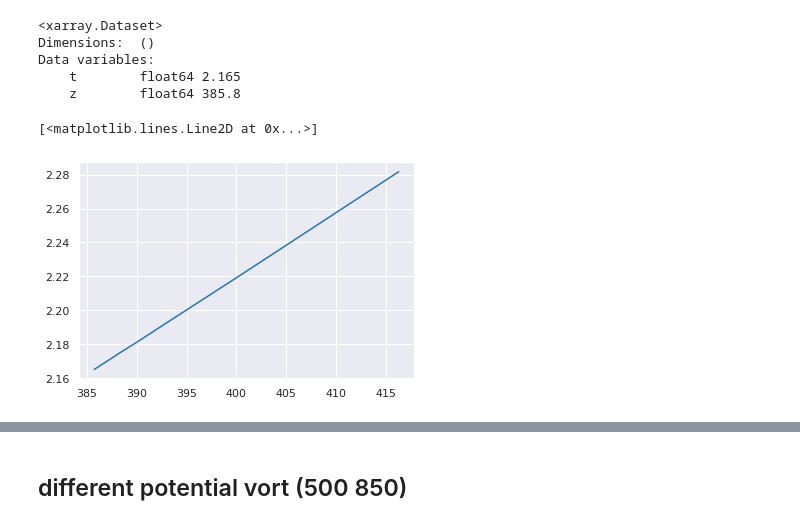
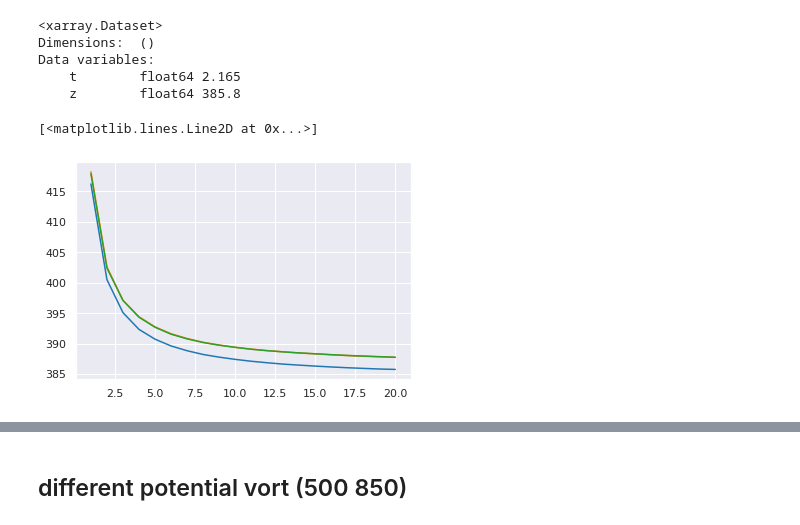
Before and after one commit to mc4117/ResNet_Weather, a Jupyter notebook: neural_notebooks/resnet/full_dataset_dr_72_more_data_9blocks.ipynb, the cells around one changed output, grey strips where cells are left out. Saved outputs shown, nothing was run; the diff lists cells and outputs as text; code cells hidden in the pictures.

```diff
--- a/neural_notebooks/resnet/full_dataset_dr_72_more_data_9blocks.ipynb
+++ b/neural_notebooks/resnet/full_dataset_dr_72_more_data_9blocks.ipynb
@@ -401,3 +454,33 @@ for i in range(1, len(preds_comb.ens)):
+# %%
+ens_rmse_list_comb = []
+
+ens_comb = preds_comb.isel(ens = 0).copy()
+
+ens_rmse_list_comb.append(compute_weighted_rmse(ens_comb, real_ds).compute())
+
+for i in range(1, len(preds_comb.ens)):
+    ens_comb += preds_comb.isel(ens = i).copy()
+    ens_rmse_list_comb.append(compute_weighted_rmse(ens_comb/(i+1), real_ds).compute())
+
+ens_rmse_list_comb_1 = []
+
+ens_comb_1 = preds_comb_1.isel(ens = 0).copy()
+
+ens_rmse_list_comb_1.append(compute_weighted_rmse(ens_comb_1, real_ds).compute())
+
+for i in range(1, len(preds_comb_1.ens)):
+    ens_comb_1 += preds_comb_1.isel(ens = i).copy()
+    ens_rmse_list_comb_1.append(compute_weighted_rmse(ens_comb_1/(i+1), real_ds).compute())
+
+ens_rmse_list_comb_2 = []
+
+ens_comb_2 = preds_comb_2.isel(ens = 0).copy()
+
+ens_rmse_list_comb_2.append(compute_weighted_rmse(ens_comb_2, real_ds).compute())
+
+for i in range(1, len(preds_comb_2.ens)):
+    ens_comb_2 += preds_comb_2.isel(ens = i).copy()
+    ens_rmse_list_comb_2.append(compute_weighted_rmse(ens_comb_2/(i+1), real_ds).compute())
 # %%
 ens_rmse_list_comb[-1]
 # %% [output]
@@ -406,8 +489,12 @@ Dimensions:  ()
 Data variables:
     t        float64 2.165
     z        float64 385.8
-# %%
-plt.plot([ens_rmse_list_comb[i].z for i in range(len(ens_rmse_list_comb))], [ens_rmse_list_comb[i].t for i in range(len(ens_rmse_list_comb))], label = 'comb')
-# %% [output]
-[<matplotlib.lines.Line2D at 0x...>]
-[figure, removed]
+# %%
+plt.plot([i +1 for i in range(len(ens_rmse_list_comb))], [ens_rmse_list_comb[i].z for i in range(len(ens_rmse_list_comb))], label = '1')
+plt.plot([i +1 for i in range(len(ens_rmse_list_comb_1))], [ens_rmse_list_comb_1[i].z for i in range(len(ens_rmse_list_comb_1))], label = '2')
+plt.plot([i +1 for i in range(len(ens_rmse_list_comb_2))], [ens_rmse_list_comb_2[i].z for i in range(len(ens_rmse_list_comb_2))], label = '3')
+#plt.plot([i +1 for i in range(len(ens_rmse_list_3))], [ens_rmse_list_3[i].z for i in range(len(ens_rmse_list_3))], label = '3')
+#plt.plot([i +1 for i in range(len(ens_rmse_list_4))], [ens_rmse_list_4[i].z for i in range(len(ens_rmse_list_4))], label = '4')
+# %% [output]
+[<matplotlib.lines.Line2D at 0x...>]
+[figure, added]
```
Also changed, not shown: parts of 13 cells of this notebook, 16 other files.
